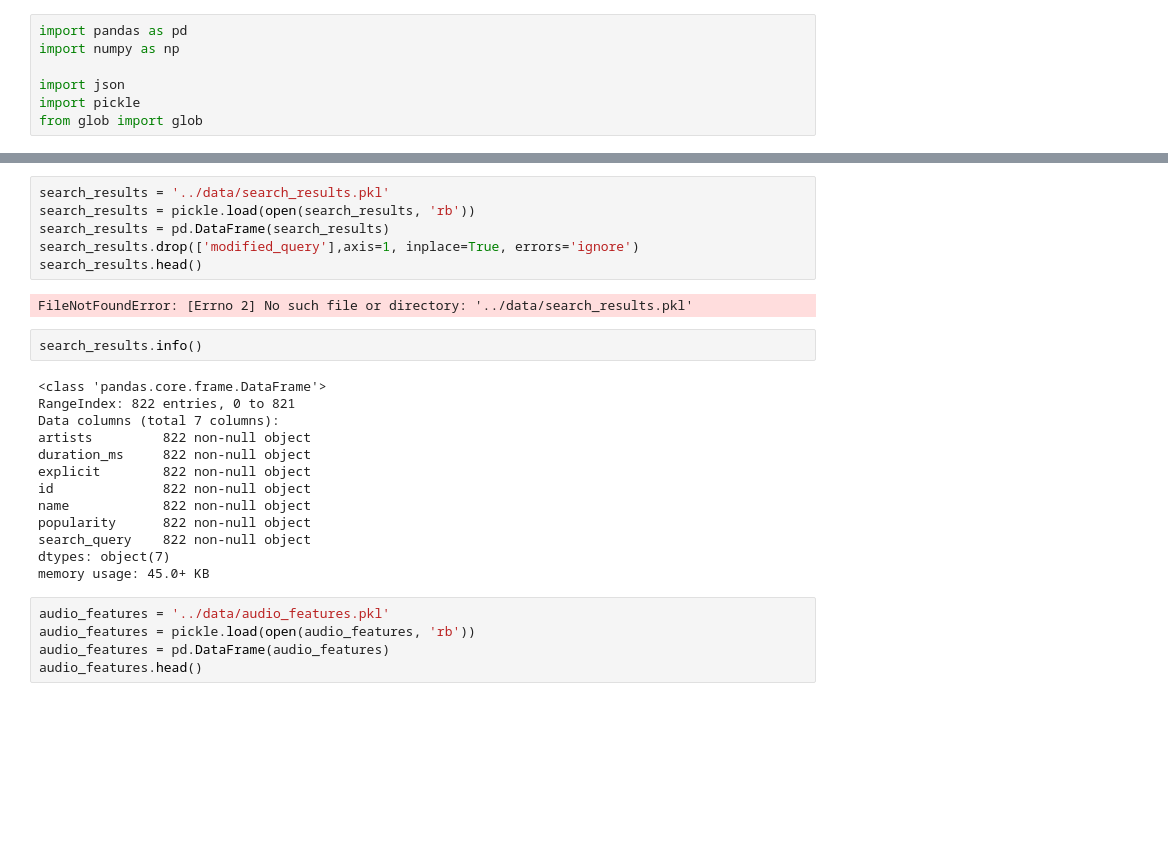
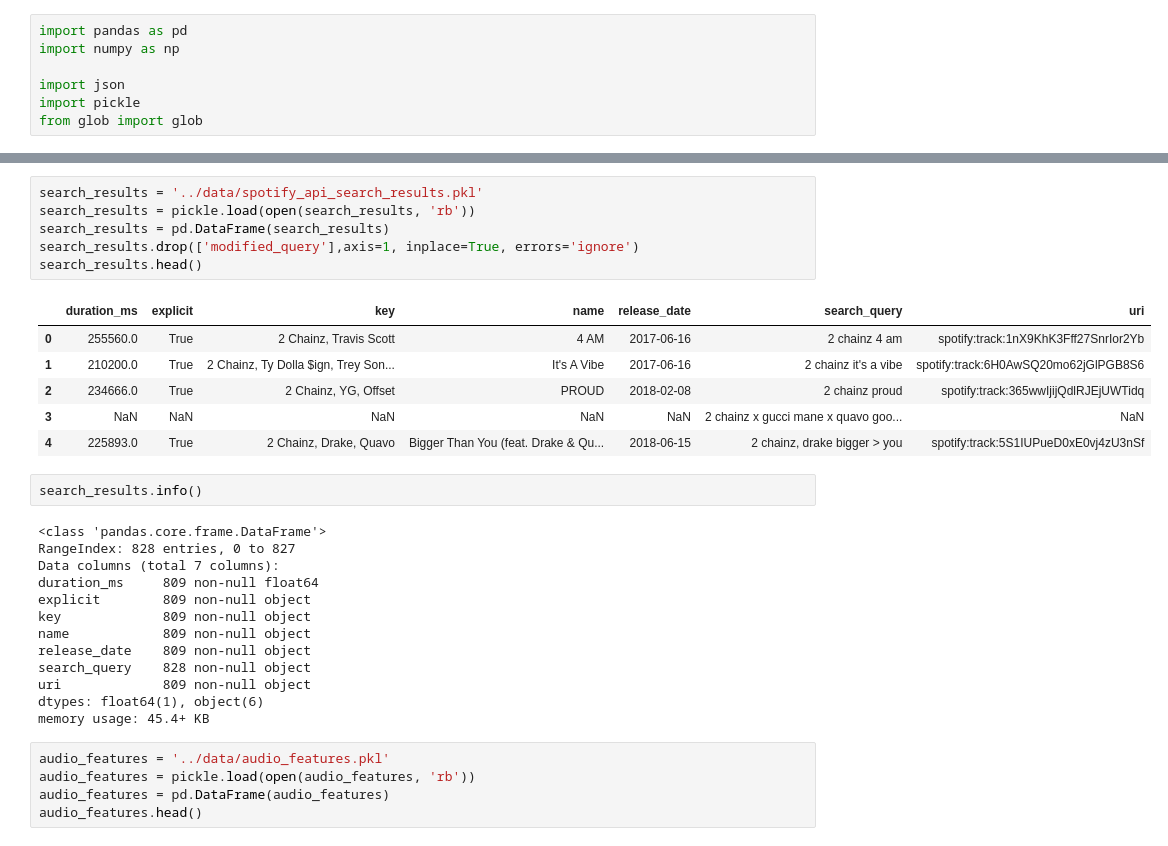
Before and after one commit to cjenniferwong/song_evaluation, a Jupyter notebook: ETL/getting dataset.ipynb, the cells around one changed output, grey strips where cells are left out. Drawn from its saved outputs; the diff is of its cells as text; blank space fills up the shorter version.

```diff
--- a/ETL/getting dataset.ipynb
+++ b/ETL/getting dataset.ipynb
@@ -18,26 +55,31 @@ data_paths
 # %%
-search_results = '../data/search_results.pkl'
+search_results = '../data/spotify_api_search_results.pkl'
 search_results = pickle.load(open(search_results, 'rb'))
 search_results = pd.DataFrame(search_results)
 search_results.drop(['modified_query'],axis=1, inplace=True, errors='ignore')
 search_results.head()
 # %% [output]
-FileNotFoundError: [Errno 2] No such file or directory: '../data/search_results.pkl'
+|  | duration_ms | explicit | key | name | release_date | search_query | uri |
+| 0 | 255560.0 | True | 2 Chainz, Travis Scott | 4 AM | 2017-06-16 | 2 chainz 4 am | spotify:track:1nX9KhK3Fff27SnrIor2Yb |
+| 1 | 210200.0 | True | 2 Chainz, Ty Dolla $ign, Trey Son... | It's A Vibe | 2017-06-16 | 2 chainz it's a vibe | spotify:track:6H0AwSQ20mo62jGlPGB8S6 |
+| 2 | 234666.0 | True | 2 Chainz, YG, Offset | PROUD | 2018-02-08 | 2 chainz proud | spotify:track:365wwIjijQdlRJEjUWTidq |
+| 3 | NaN | NaN | NaN | NaN | NaN | 2 chainz x gucci mane x quavo goo... | NaN |
+| 4 | 225893.0 | True | 2 Chainz, Drake, Quavo | Bigger Than You (feat. Drake & Qu... | 2018-06-15 | 2 chainz, drake bigger > you | spotify:track:5S1IUPueD0xE0vj4zU3nSf |
 # %%
 search_results.info()
 # %% [output]
 <class 'pandas.core.frame.DataFrame'>
-RangeIndex: 822 entries, 0 to 821
+RangeIndex: 828 entries, 0 to 827
 Data columns (total 7 columns):
-artists         822 non-null object
-duration_ms     822 non-null object
-explicit        822 non-null object
-id              822 non-null object
-name            822 non-null object
-popularity      822 non-null object
-search_query    822 non-null object
-dtypes: object(7)
-memory usage: 45.0+ KB
+duration_ms     809 non-null float64
+explicit        809 non-null object
+key             809 non-null object
+name            809 non-null object
+release_date    809 non-null object
+search_query    828 non-null object
+uri             809 non-null object
+dtypes: float64(1), object(6)
+memory usage: 45.4+ KB
 # %%
 audio_features = '../data/audio_features.pkl'
 audio_features = pickle.load(open(audio_features, 'rb'))
```
Also changed, not shown: parts of 2 cells of this notebook, 5 other files.
